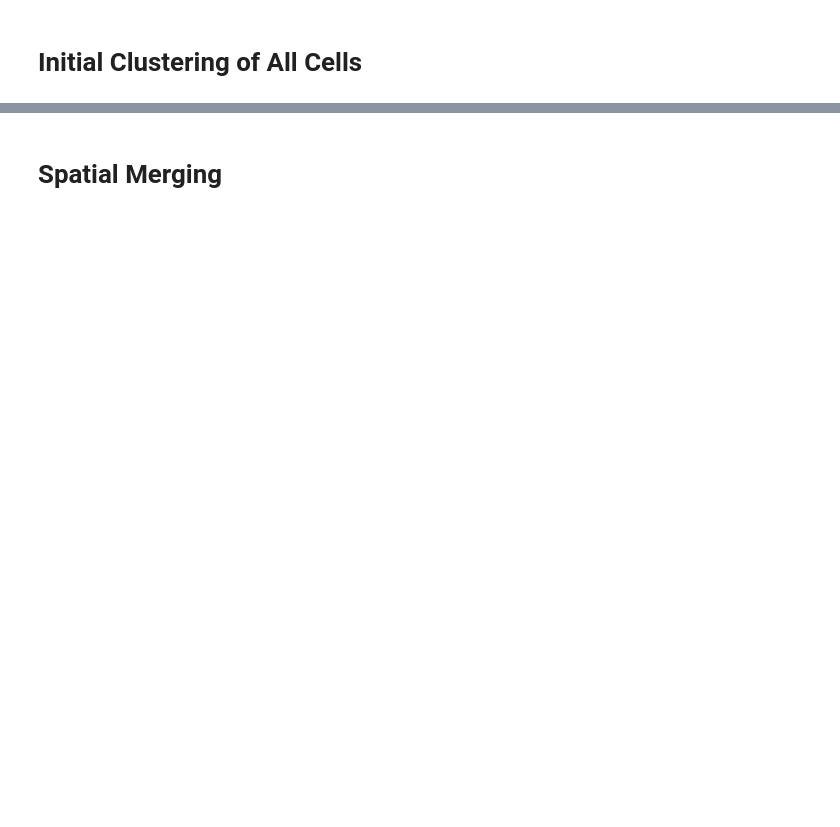
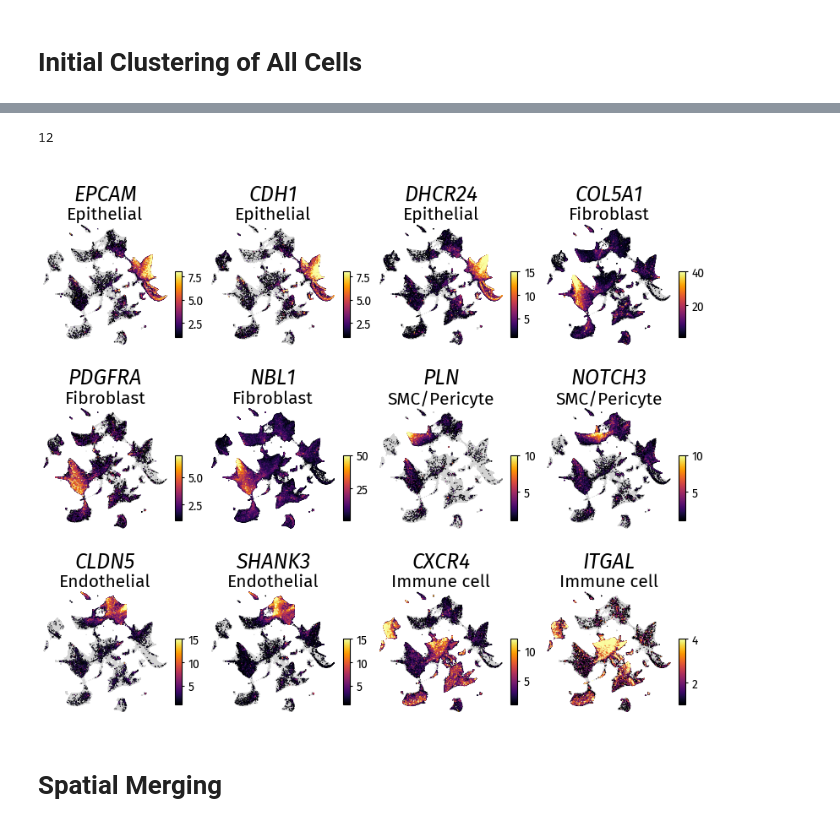
Before and after one commit to Respiratory-med-Kyushu-univ/Xenium_5k_IPF, a Jupyter notebook: Xenium_5k_IPF_011_initial_clustering.ipynb, the cells around one changed output, grey strips where cells are left out. Drawn from its saved outputs; the diff is of its cells as text; code cells hidden in the pictures; blank space fills up the shorter version.

```diff
--- a/Xenium_5k_IPF_011_initial_clustering.ipynb
+++ b/Xenium_5k_IPF_011_initial_clustering.ipynb
@@ -313,77 +355,58 @@ celltype_df.to_csv(f"{WORK_PATH}CSV/011_1st_clustering.csv", index=True, encodin
 # Preparing feature plots for marker genes
 cmap = matplotlib.colormaps["inferno"].copy()
 cmap.set_under("lightgrey")
-row, col=4, 10
+row, col=3, 4
+
 gene_sets = {
-        "EPCAM": ("Epithelial", 8), "CDH1": ("Epithelial", 8),
-        "COL5A1": ("Fibroblast", 40), "PDGFRA": ("Fibroblast", 7),
-        "MYLK": ("SMC, Fibroblast", 17), "PDGFRB": ("Pericyte, Fibroblast", 17),
+        "EPCAM": ("Epithelial", 8), "CDH1": ("Epithelial", 8), "DHCR24": ("Epithelial", 15),
+        "COL5A1": ("Fibroblast", 40), "PDGFRA": ("Fibroblast", 7), "NBL1": ("Fibroblast", 50),
+        "PLN": ("SMC/Pericyte", 10), "NOTCH3": ("SMC/Pericyte", 10),
         "CLDN5": ("Endothelial", 15), "SHANK3": ("Endothelial", 15),
-        "CD14": ("Mo/MΦ", 30), "FCN1":("Monocyte",5), "SLCO2B1": ("Macrophage", 25),
-        "CD3E": ("T cell", 15), "CD3G": ("T cell", 4),
-        "CD8A": ("CD8+ T", 16), "FOXP3": ("Treg", 5),
-        "GZMH": ("CD8+ T, NK", 8), "PRF1": ("NK", 4),
-        "MS4A1": ("B cell", 20), "CD19": ("B cell", 14),
-        "XBP1": ("Plasma cell", 60), "DERL3": ("Plasma cell", 25),
-        "LILRA4": ("pDC", 6), "IRF7": ("pDC", 9),
-        "CLEC9A": ("cDC1", 7), "WDFY4": ("cDC1", 10),
-        "CD1C": ("cDC2", 15), "FCER1A": ("cDC2", 13),
-        "CCL22": ("mregDC", 10), "FSCN1": ("mregDC", 30),
-        "CXCR1": ("Neutrophil", 3), "DEFA1": ("Neutrophil", 3),
-        "KIT": ("Mast cell", 10), "GATA2": ("Mast cell", 10),
-        "CXCL13": ("FDC", 30), "CR2": ("FDC, B cell", 22),
-        "CCL19": ("FRC", 40),
+        "CXCR4": ("Immune cell", 12), "ITGAL":("Immune cell",4),
 }
 print(len(gene_sets))
+# %% [output]
+12
 # %%
 # UMAP of marker gene expression
 
 umap_box = 1.7
 umap_spa = [0.25, 0.4]
-fig, axes = plt.subplots(row, col, figsize=((col*umap_box + (col-1)*umap_spa[0])/0.97,(row*umap_box + (row-1)*umap_spa[1])/0.93))
-fig.subplots_adjust(left=0, right=0.97, top=0.94, bottom=0.01, wspace=umap_spa[0], hspace=umap_spa[1])
+fig, axes = plt.subplots(row, col, figsize=((col*umap_box + (col-1)*umap_spa[0])/0.95,(row*umap_box + (row-1)*umap_spa[1])/0.89))
+fig.subplots_adjust(left=0, right=0.95, top=0.9, bottom=0.01, wspace=umap_spa[0], hspace=umap_spa[1])
 axes = axes.flatten()
-for n in [0,1, col, col+1]:
-    axes[n].axis("off")
-axes_c = np.concatenate([axes[2:col],axes[col+2:]])
 
-for ax, (key, val) in zip(axes_c, gene_sets.items()):
+for ax, (key, val) in zip(axes, gene_sets.items()):
     sc.pl.umap(
         adata,
         color=key,
         s=3,
         show=False,
         colorbar_loc=None,
         cmap=cmap,
         vmin=1,
         vmax = val[1],
         ax = ax,
     )
     ax.axis("off")
     ax.set_title("")
-    ax.text(0.5, 1.11, key, transform=ax.transAxes, ha="center", va="bottom", fontsize=20, fontdict={"style":"italic"})
+    ax.text(0.5, 1.11, key, transform=ax.transAxes, ha="center", va="bottom", fontsize=18, fontdict={"style":"italic"})
     ax.text(0.5, 1.1, val[0], transform=ax.transAxes, ha="center", va="top", fontsize=15)
 
     norm = matplotlib.colors.Normalize(vmin=1, vmax=val[1])
     sm = plt.cm.ScalarMappable(cmap=cmap, norm=norm)
     cbar_ax = fig.add_axes([
         ax.get_position().width*0.02+ax.get_position().x1,
         ax.get_position().height*0.1+ax.get_position().y0,
         ax.get_position().width*0.05,
         ax.get_position().height/2
     ])
     fig.colorbar(sm, cax=cbar_ax)
     cbar_ax.tick_params("y", size=2)
 
-l_ax_w = 2/col
-fig.get_figheight()
-fig.get_figwidth()
-l_ax = fig.add_axes([0, (row-2)/row, l_ax_w, l_ax_w*fig.get_figwidth()/fig.get_figheight()])
-
-sc.pl.umap(adata,color="leiden", legend_loc="on data", s=3, ax=l_ax, legend_fontoutline=3, legend_fontsize=18, show=False)
-l_ax.set_title("All cells", fontsize=20)
-l_ax.axis("off")
 plt.savefig(f"{WORK_PATH}Figure/011_1st_clustering_umap_cellmarker_genes.png", dpi=500, format="png", bbox_inches=None)
+# %% [output]
+[figure, added]
 # %% [markdown]
 # Spatial Merging
 # %%
```
Also changed, not shown: parts of 11 cells of this notebook, 18 other files.
